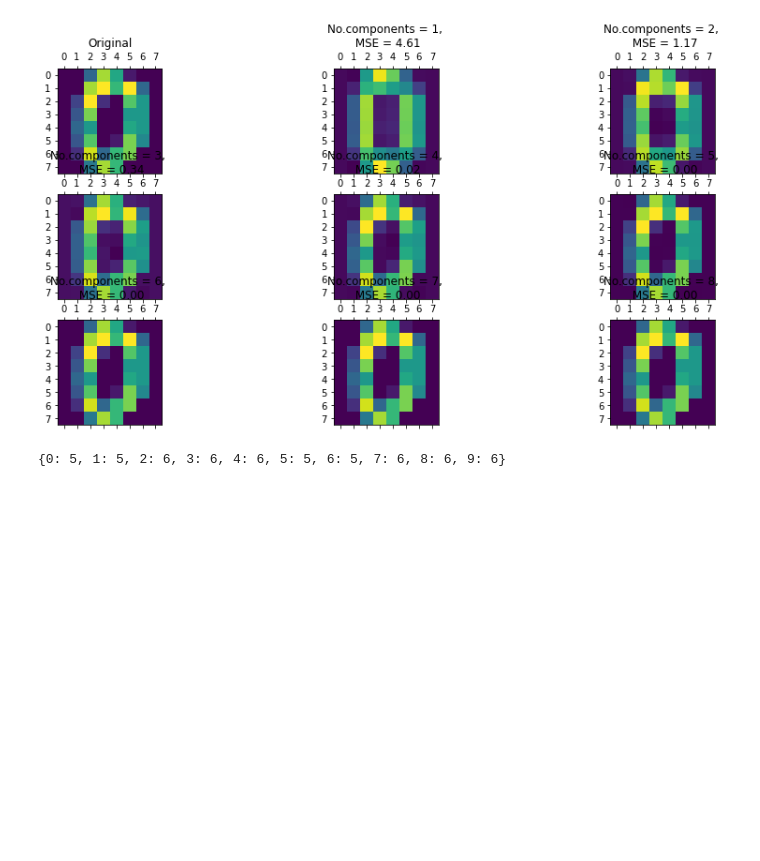
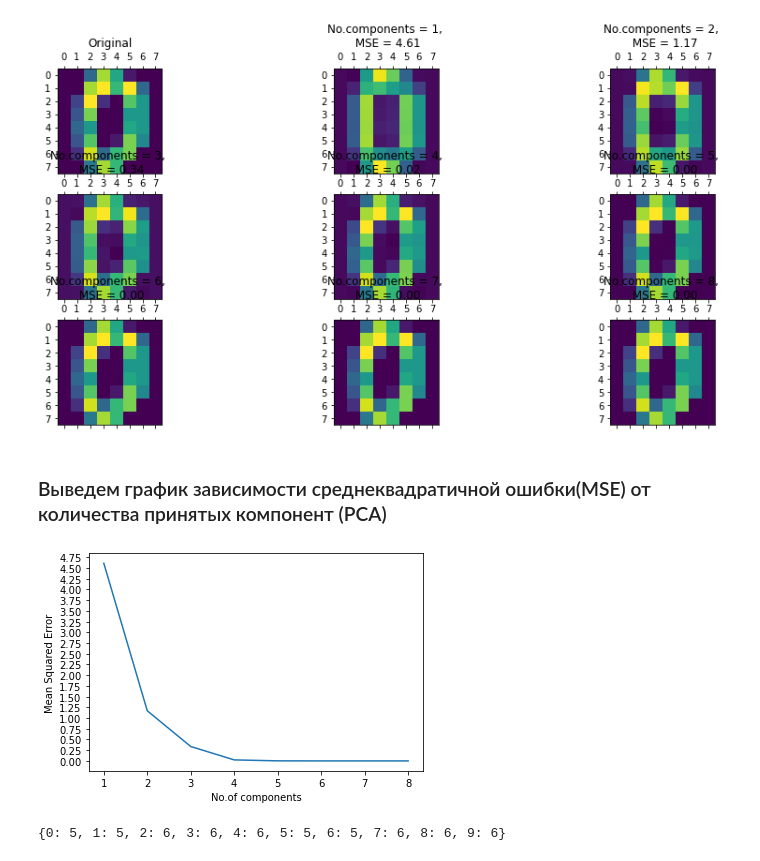
Before and after one commit to ShamanValenok117/Math, a Jupyter notebook: hw_3/HW_3.ipynb, the cells around one changed output. Drawn from its saved outputs; the diff is of its cells as text; code cells hidden in the pictures; blank space fills up the shorter version.

```diff
--- a/hw_3/HW_3.ipynb
+++ b/hw_3/HW_3.ipynb
@@ -277,6 +273,7 @@ fig = plt.figure(figsize=(15,7))
 ax = fig.add_subplot(331)
 ax.matshow(m)
 ax.set(title = 'Original' )
+MSE_dict = dict()
 
 for i in range(1,9,1):
     plot_number = 331 + i
@@ -285,10 +282,19 @@ for i in range(1,9,1):
     A = tester.fit_transform(m)
     m_ = tester.inverse_transform(A)
     MSE = mean_squared_error(m,m_)
+    MSE_dict[i] = MSE
     ax.set(title = f'No.components = {i}, \n MSE = {MSE:.2f}')
     ax.matshow(m_)
 # %% [output]
 [figure]
+# %% [markdown]
+### Выведем график зависимости среднеквадратичной ошибки(MSE) от количества принятых компонент (PCA)
+# %%
+fig,ax = plt.subplots()
+ax.plot(MSE_dict.keys(), MSE_dict.values())
+ax.set(xlabel='No.of components', ylabel='Mean Squared Error', yticks=np.arange(0,5,.25));
+# %% [output]
+[figure, added]
 # %%
 # Выполним для всех чисел. Найдем минимальное количество компонентов PCA, чтобы MSE =0. все сложим в словарь "PCA_model"
 PCA_model = dict()
```
Also changed, not shown: parts of 10 cells of this notebook.
